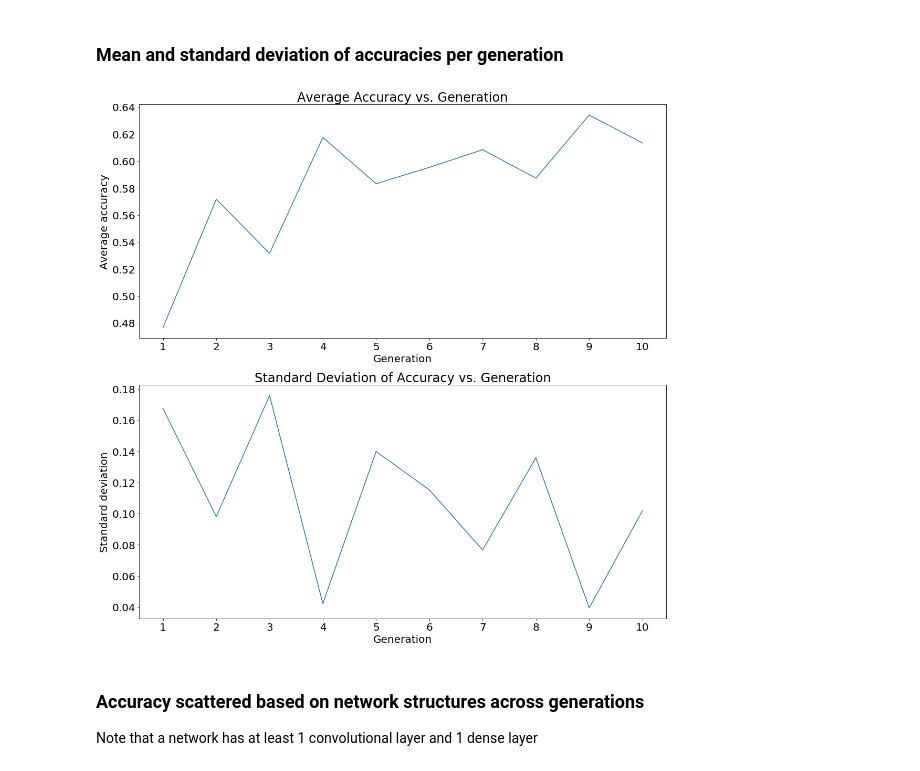
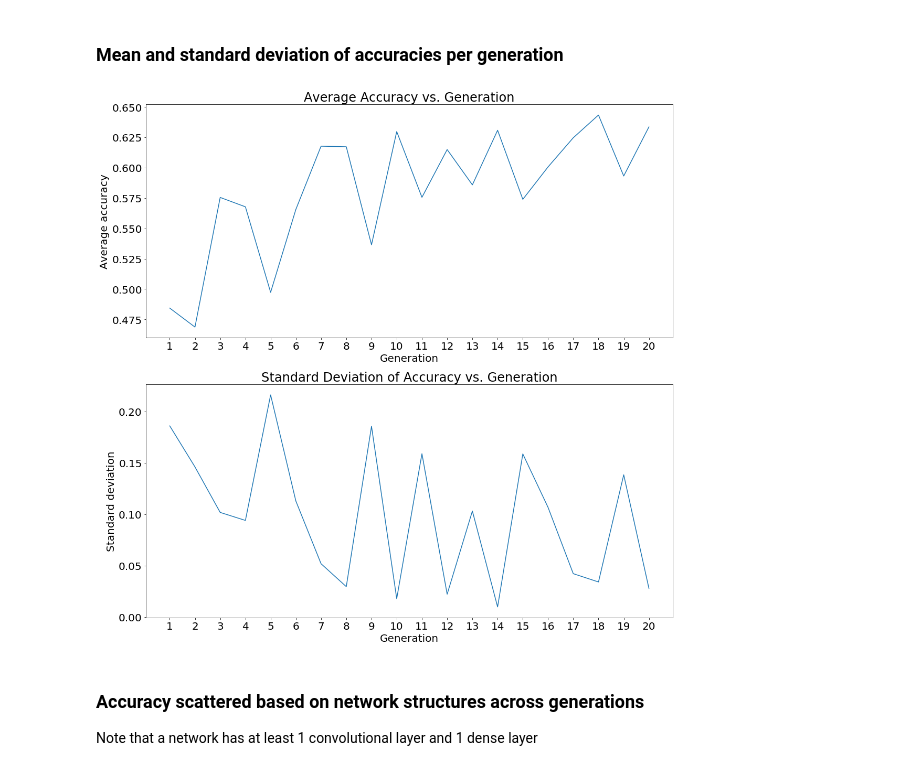
Before and after one commit to zhaolebor/evolving-deep-neural-networks, a Jupyter notebook: experiment/devol/demo.ipynb, the cells around one changed output. Cells and saved outputs as stored; diff of their text form; code cells hidden in the pictures.

```diff
--- a/experiment/experiment/demo.ipynb
+++ b/experiment/devol/demo.ipynb
@@ -97,7 +97,7 @@ population_size = 10
 num_epochs = 3
 # %%
 # View experiment result based on index
-experiment = 0
+experiment = 5
 # %%
 #batch=true, dropout=true, activ=[relu, sigmoid]
 if experiment == 1:
@@ -131,6 +131,13 @@ elif experiment == 4:
                     batch_normalization=False, dropout=False, max_pooling=True, \
                 optimizers=None, activations=["relu"])
 
+elif experiment == 5:
+    datafile = "Thu Nov  9 23:50:33 2017.csv"
+    genome_handler = GenomeHandler(max_conv_layers, max_dense_layers, max_conv_kernels, \
+                    max_dense_nodes, input_shape, num_classes, \
+                    batch_normalization=True, dropout=True, max_pooling=True, \
+                optimizers=None, activations=activ)
+
 # Using current setting
 else:
     datafile = devol.datafile
@@ -202,6 +209,9 @@ plt.show()
 # %% [markdown]
 ### Mean and standard deviation of accuracies per generation
 # %%
+num_generations = 20
+population_size = 10
+num_epochs = 10
 accuracy_per_gen = np.split(accuracy, num_generations)
 average_per_gen = []
 std_dev_per_gen = []
@@ -209,34 +219,34 @@ for item in accuracy_per_gen:
     average = np.mean(item)
     std_dev = np.std(item)
     average_per_gen.append(average)
     std_dev_per_gen.append(std_dev)
 
 plt.figure(3)
 plt.subplot(2, 1, 1)
 plt.plot(range(1,num_generations+1), average_per_gen)
 plt.title('Average Accuracy vs. Generation', fontsize=24)
 plt.xlabel('Generation',fontsize=20)
 plt.ylabel('Average accuracy',fontsize=20)
 plt.tick_params(labelsize=20)
 plt.xticks(np.arange(1, num_generations+1, 1))
 
 
 plt.subplot(2, 1, 2)
 plt.plot(range(1,num_generations+1), std_dev_per_gen)
 plt.title('Standard Deviation of Accuracy vs. Generation', fontsize=24)
 plt.xlabel('Generation',fontsize=20)
 plt.ylabel('Standard deviation',fontsize=20)
 plt.tick_params(labelsize=20)
 plt.xticks(np.arange(1, num_generations+1, 1))
 
 
 fig = plt.gcf()
 fig.set_size_inches(18, 18)
 plt.savefig('plot/mean_std_' + str(experiment) +'.png')
 plt.show()
 #print(average_per_gen)
 # %% [output]
-[figure, old version]
+[figure, new version]
 # %% [markdown]
 ### Accuracy scattered based on network structures across generations
 Note that a network has at least 1 convolutional layer and 1 dense layer
```
Also changed, not shown: parts of 1 cell of this notebook, 51 other files.
